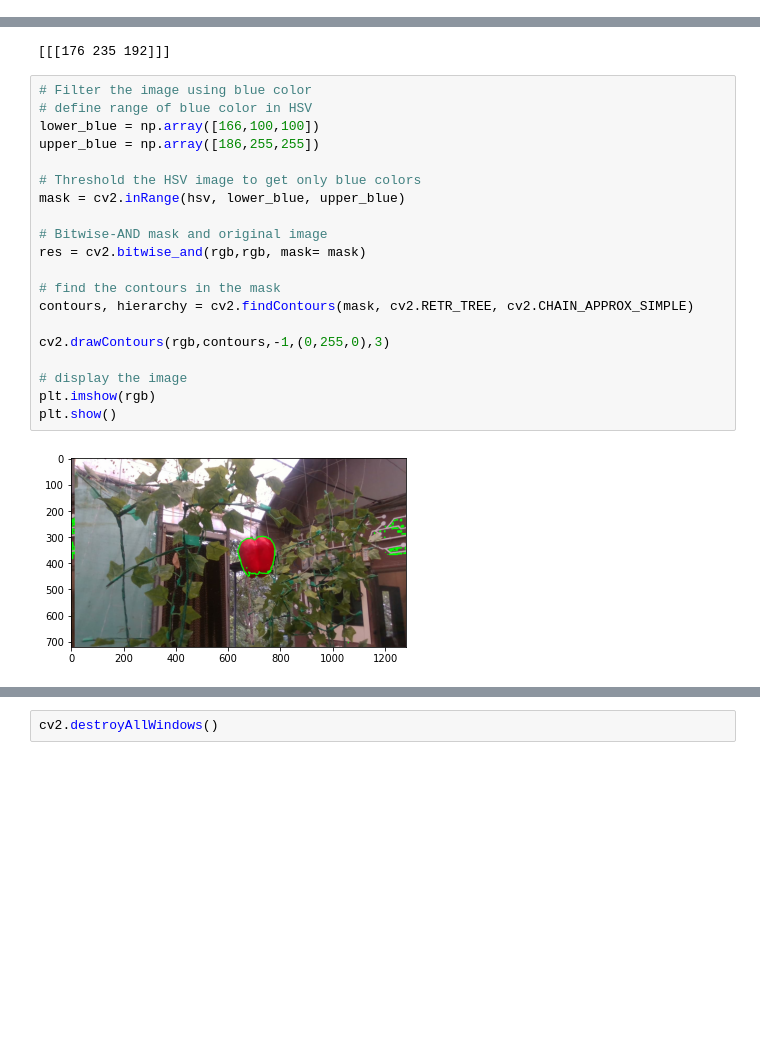
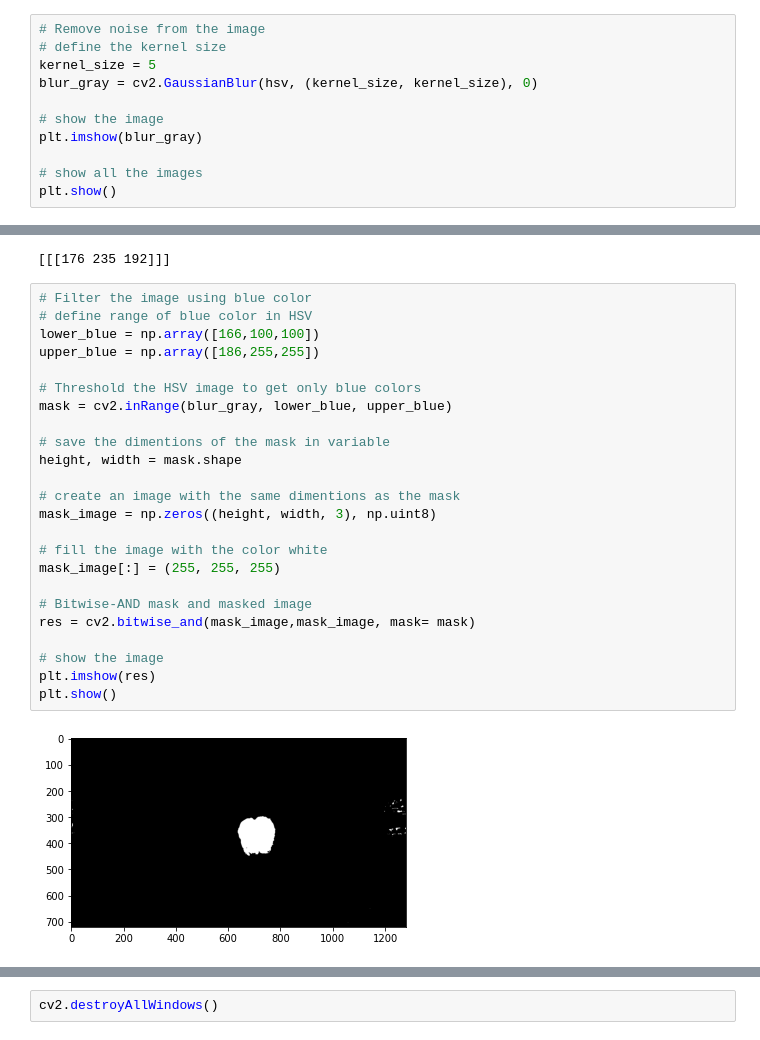
Before and after one commit to Binbasri-in/eyrc22_KB_2668, a Jupyter notebook: task2.2/opencv1.ipynb, the cells around one changed output, grey strips where cells are left out. Saved outputs shown, nothing was run; the diff lists cells and outputs as text; blank space fills up the shorter version.

```diff
--- a/task2.2/opencv1.ipynb
+++ b/task2.2/opencv1.ipynb
@@ -67,0 +46,11 @@ plt.show()
+# %%
+# Remove noise from the image
+# define the kernel size
+kernel_size = 5
+blur_gray = cv2.GaussianBlur(hsv, (kernel_size, kernel_size), 0)
+
+# show the image
+plt.imshow(blur_gray)
+
+# show all the images
+plt.show()
@@ -77,22 +68,26 @@ print( hsv_green )
 # %%
 # Filter the image using blue color
 # define range of blue color in HSV
 lower_blue = np.array([166,100,100])
 upper_blue = np.array([186,255,255])
 
 # Threshold the HSV image to get only blue colors
-mask = cv2.inRange(hsv, lower_blue, upper_blue)
+mask = cv2.inRange(blur_gray, lower_blue, upper_blue)
 
-# Bitwise-AND mask and original image
-res = cv2.bitwise_and(rgb,rgb, mask= mask)
+# save the dimentions of the mask in variable
+height, width = mask.shape
 
-# find the contours in the mask
-contours, hierarchy = cv2.findContours(mask, cv2.RETR_TREE, cv2.CHAIN_APPROX_SIMPLE)
+# create an image with the same dimentions as the mask
+mask_image = np.zeros((height, width, 3), np.uint8)
 
-cv2.drawContours(rgb,contours,-1,(0,255,0),3)
+# fill the image with the color white
+mask_image[:] = (255, 255, 255)
 
-# display the image
-plt.imshow(rgb)
+# Bitwise-AND mask and masked image
+res = cv2.bitwise_and(mask_image,mask_image, mask= mask)
+
+# show the image
+plt.imshow(res)
 plt.show()
 # %% [output]
-[figure, old version]
+[figure, new version]
```
Also changed, not shown: parts of 23 cells of this notebook.
